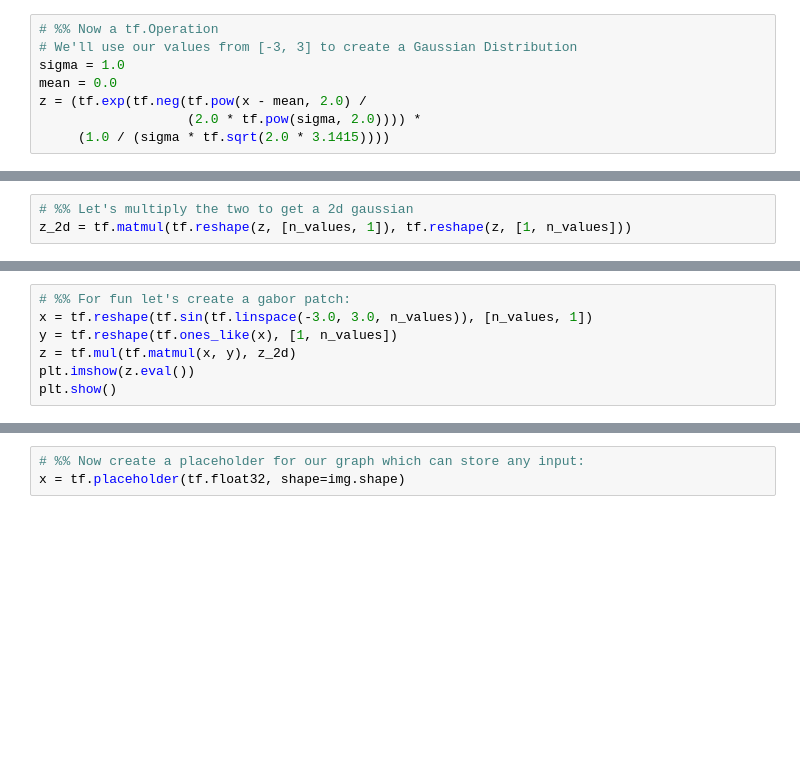
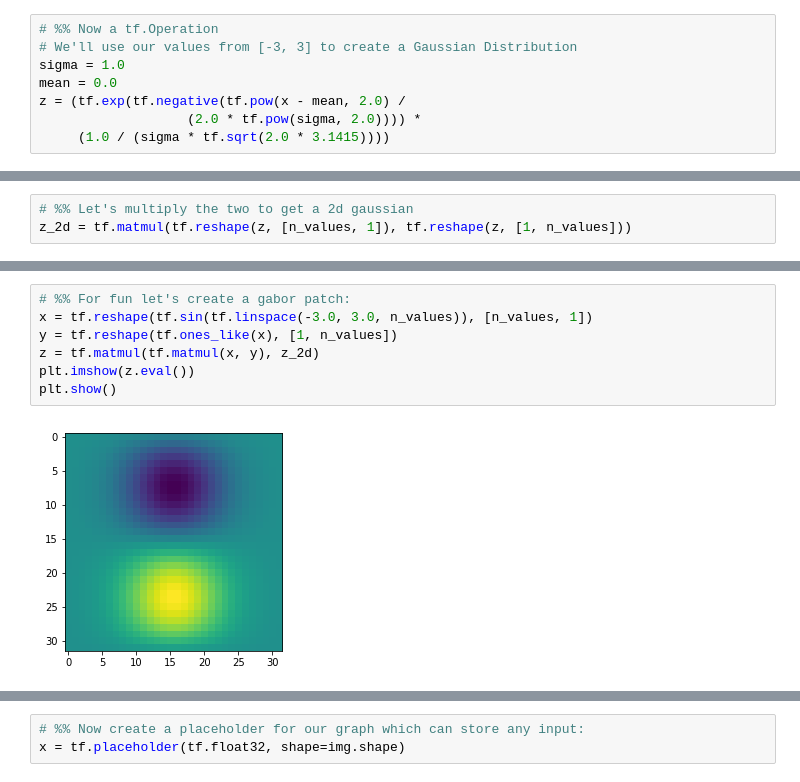
Before and after one commit to pkmital/tensorflow_tutorials, a Jupyter notebook: notebooks/01_basics.ipynb, the cells around one changed output, grey strips where cells are left out. Cells and saved outputs as stored; diff of their text form; blank space fills up the shorter version.

```diff
--- a/notebooks/01_basics.ipynb
+++ b/notebooks/01_basics.ipynb
@@ -38,7 +56,7 @@ x.eval()
 # We'll use our values from [-3, 3] to create a Gaussian Distribution
 sigma = 1.0
 mean = 0.0
-z = (tf.exp(tf.neg(tf.pow(x - mean, 2.0) /
+z = (tf.exp(tf.negative(tf.pow(x - mean, 2.0) /
                    (2.0 * tf.pow(sigma, 2.0)))) *
      (1.0 / (sigma * tf.sqrt(2.0 * 3.1415))))
 # %%
@@ -74,10 +107,12 @@ plt.show()
 # %%
 # %% For fun let's create a gabor patch:
 x = tf.reshape(tf.sin(tf.linspace(-3.0, 3.0, n_values)), [n_values, 1])
 y = tf.reshape(tf.ones_like(x), [1, n_values])
-z = tf.mul(tf.matmul(x, y), z_2d)
+z = tf.matmul(tf.matmul(x, y), z_2d)
 plt.imshow(z.eval())
 plt.show()
+# %% [output]
+[figure, added]
 # %%
 # %% We can also list all the operations of a graph:
 ops = tf.get_default_graph().get_operations()
```
Also changed, not shown: parts of 16 cells of this notebook.
